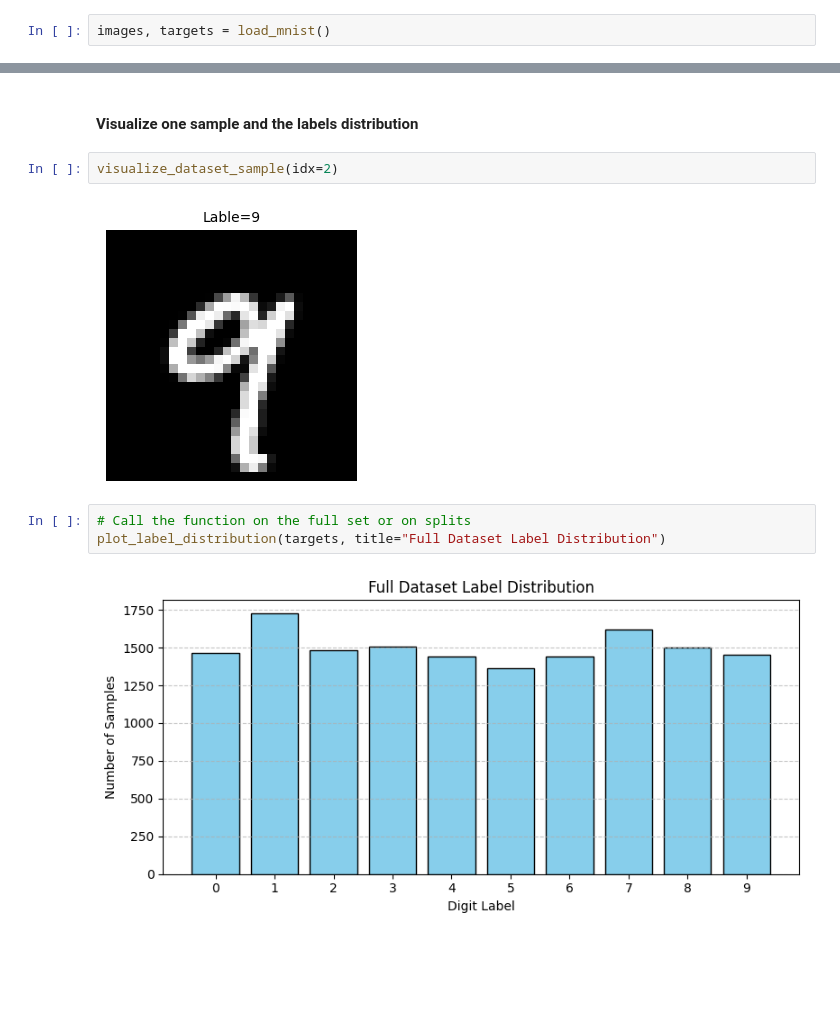
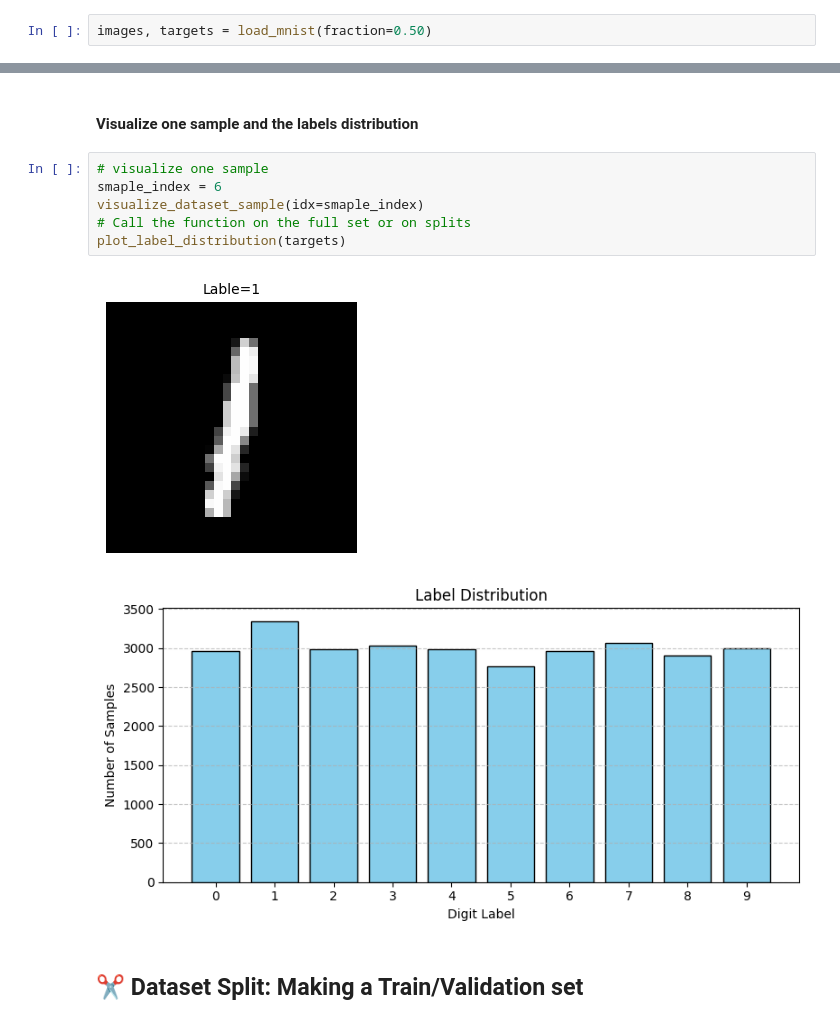
Before and after one commit to mikelunizar/T6-AdvancedOptimization, a Jupyter notebook: ModelSelection.ipynb, the cells around one changed output, grey strips where cells are left out. Drawn from its saved outputs; the diff is of its cells as text; blank space fills up the shorter version.

Commit message:
added T6 notebook model selection MNIST

```diff
--- a/ModelSelection.ipynb
+++ b/ModelSelection.ipynb
@@ -52,5 +60,5 @@ def load_mnist(fraction=0.25):
 
     return data, targets
 # %%
-images, targets = load_mnist()
+images, targets = load_mnist(fraction=0.50)
 # %% [output]
@@ -114,12 +105,14 @@ def plot_label_distribution(labels, title="Label Distribution"):
 # %% [markdown]
 #### Visualize one sample and the labels distribution
 # %%
-visualize_dataset_sample(idx=2)
+# visualize one sample
+smaple_index = 6
+visualize_dataset_sample(idx=smaple_index)
+# Call the function on the full set or on splits
+plot_label_distribution(targets)
 # %% [output]
-[figure, old version]
+[figure, new version]
+[figure, added]
-# %%
-# Call the function on the full set or on splits
-plot_label_distribution(targets, title="Full Dataset Label Distribution")
-# %% [output]
-[figure, removed]
+# %% [markdown]
+## ✂️ Dataset Split: Making a Train/Validation set
 # %% [markdown]
```
Also changed, not shown: parts of 26 cells of this notebook, 3 other files.
